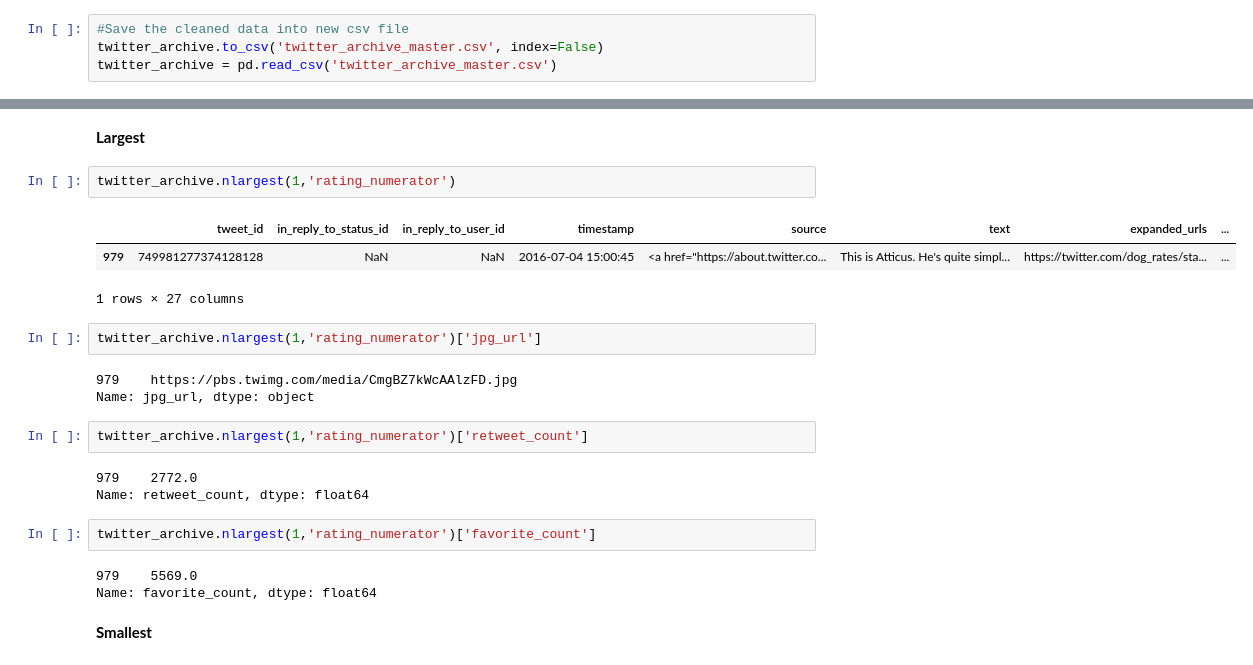
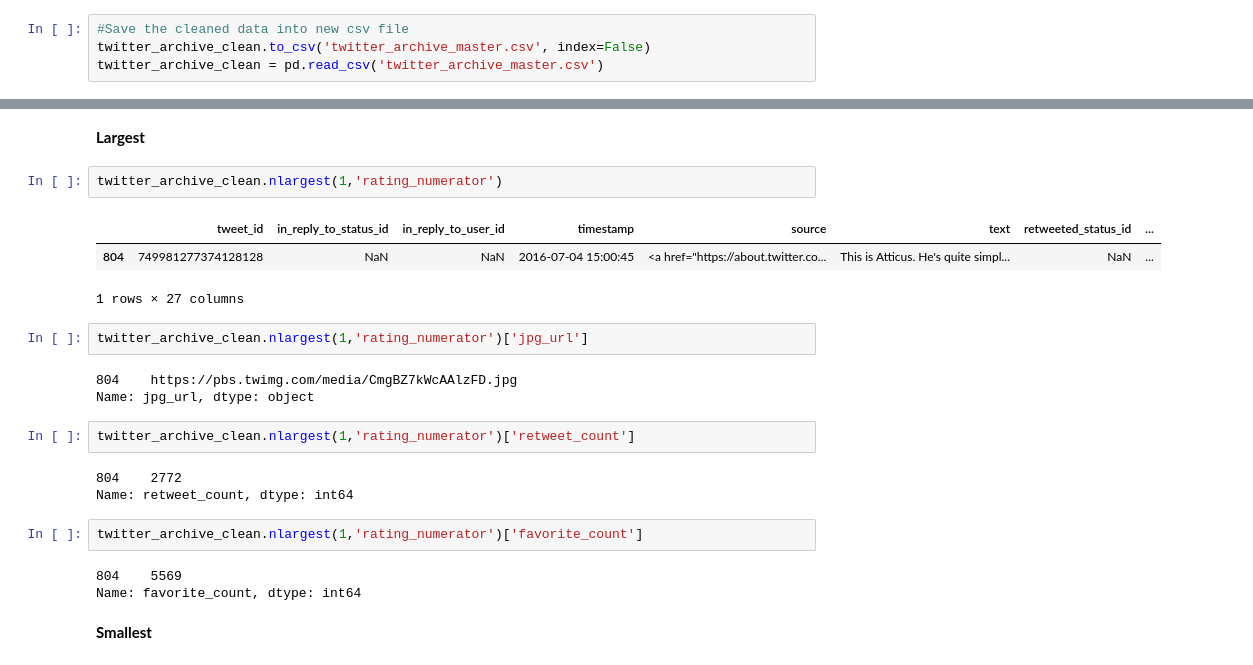
Before and after one commit to NadaAlsaab/Wrangle-and-analyze-data, a Jupyter notebook: wrangle_act.ipynb, the cells around one changed output, grey strips where cells are left out. Saved outputs shown, nothing was run; the diff lists cells and outputs as text.

```diff
--- a/wrangle_act.ipynb
+++ b/wrangle_act.ipynb
@@ -479,8 +574,8 @@ memory usage: 515.4+ KB
 ## Step 4: Storing Data
 # %%
 #Save the cleaned data into new csv file
-twitter_archive.to_csv('twitter_archive_master.csv', index=False)
-twitter_archive = pd.read_csv('twitter_archive_master.csv')
+twitter_archive_clean.to_csv('twitter_archive_master.csv', index=False)
+twitter_archive_clean = pd.read_csv('twitter_archive_master.csv')
 # %% [markdown]
 ## Step 5: Analyzing and Visualizing
 # %%
@@ -508,26 +603,26 @@ memory usage: 497.0+ KB
 # %% [markdown]
 **Largest**
 # %%
-twitter_archive.nlargest(1,'rating_numerator')
+twitter_archive_clean.nlargest(1,'rating_numerator')
 # %% [output]
-|  | tweet_id | in_reply_to_status_id | in_reply_to_user_id | timestamp | source | text | expanded_urls | ... |
-| 979 | 749981277374128128 | NaN | NaN | 2016-07-04 15:00:45 | <a href="https://about.twitter.co... | This is Atticus. He's quite simpl... | https://twitter.com/dog_rates/sta... | ... |
+|  | tweet_id | in_reply_to_status_id | in_reply_to_user_id | timestamp | source | text | retweeted_status_id | ... |
+| 804 | 749981277374128128 | NaN | NaN | 2016-07-04 15:00:45 | <a href="https://about.twitter.co... | This is Atticus. He's quite simpl... | NaN | ... |
 1 rows × 27 columns
 # %%
-twitter_archive.nlargest(1,'rating_numerator')['jpg_url']
+twitter_archive_clean.nlargest(1,'rating_numerator')['jpg_url']
 # %% [output]
-979    https://pbs.twimg.com/media/CmgBZ7kWcAAlzFD.jpg
+804    https://pbs.twimg.com/media/CmgBZ7kWcAAlzFD.jpg
 Name: jpg_url, dtype: object
 # %%
-twitter_archive.nlargest(1,'rating_numerator')['retweet_count']
+twitter_archive_clean.nlargest(1,'rating_numerator')['retweet_count']
 # %% [output]
-979    2772.0
-Name: retweet_count, dtype: float64
+804    2772
+Name: retweet_count, dtype: int64
 # %%
-twitter_archive.nlargest(1,'rating_numerator')['favorite_count']
+twitter_archive_clean.nlargest(1,'rating_numerator')['favorite_count']
 # %% [output]
-979    5569.0
-Name: favorite_count, dtype: float64
+804    5569
+Name: favorite_count, dtype: int64
 # %% [markdown]
 **Smallest**
 # %%
```
Also changed, not shown: parts of 60 cells of this notebook, 4 other files.
